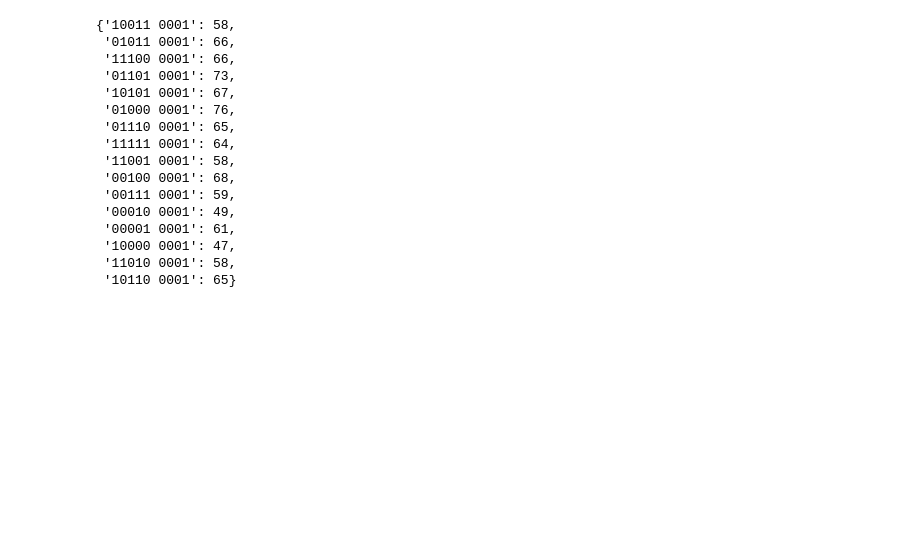
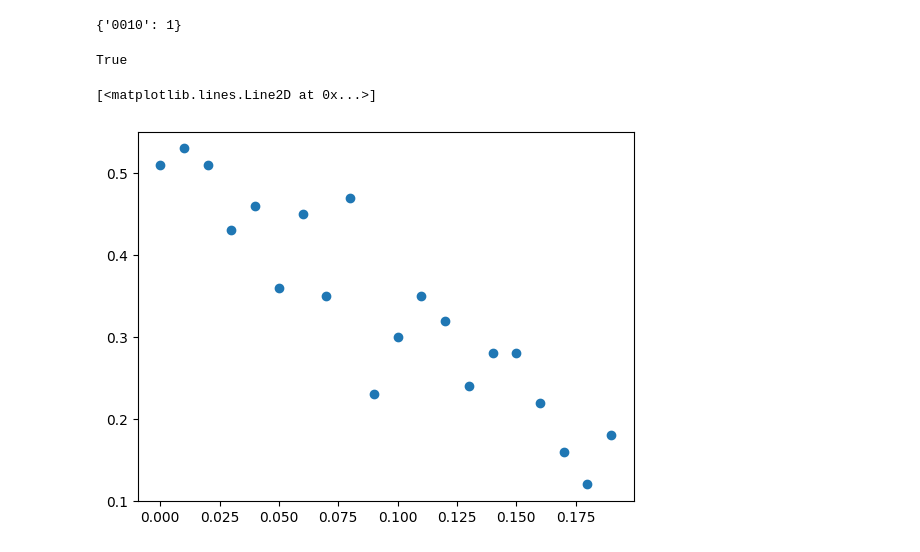
Before and after one commit to 3musqeteers/error-correqtion, a Jupyter notebook: fivequbits.ipynb, the cells around one changed output. Drawn from its saved outputs; the diff is of its cells as text; code cells hidden in the pictures; blank space fills up the shorter version.

```diff
--- a/fivequbits.ipynb
+++ b/fivequbits.ipynb
@@ -174,26 +230,43 @@ simulator = AerSimulator()
 compiled_circuit = transpile(circuit, simulator)
 
 # Run the circuit
-job = simulator.run(compiled_circuit, shots=1000)
+job = simulator.run(compiled_circuit, shots=1)
 
 # Get the measurement counts
-counts = job.result().get_counts()
-
-counts
+result = job.result()
+data = result.data()
+result.get_counts()
 # %% [output]
-{'10011 0001': 58,
- '01011 0001': 66,
- '11100 0001': 66,
- '01101 0001': 73,
- '10101 0001': 67,
- '01000 0001': 76,
- '01110 0001': 65,
- '11111 0001': 64,
- '11001 0001': 58,
- '00100 0001': 68,
- '00111 0001': 59,
- '00010 0001': 49,
- '00001 0001': 61,
- '10000 0001': 47,
- '11010 0001': 58,
- '10110 0001': 65}
+{'0010': 1}
+# %%
+code_value_test(data['statevector'], 0)
+# %% [output]
+True
+# %%
+#Assemble success statistics
+success_rate = []
+num_datapoints = 20
+mesh_size = 0.01
+num_iteration = 100
+
+for p in range(num_datapoints):
+    success_rate = success_rate + [0]
+    for run in range(num_iteration):
+        start = round(random())
+        circuit = five_qubit_error_code_circuit(1, mesh_size*p)
+        simulator = AerSimulator()
+        compiled_circuit = transpile(circuit, simulator)
+        job = simulator.run(compiled_circuit, shots=1)
+        if code_value_test(job.result().data()['statevector'], start):
+            success_rate[p] = success_rate[p] + 1
+    success_rate[p] = success_rate[p]/num_iteration
+# %%
+num_datapoints = 20
+mesh_size = 0.01
+num_iteration = 100
+# %%
+#plot result
+plt.plot([mesh_size*p for p in range(num_datapoints)],success_rate, 'o')
+# %% [output]
+[<matplotlib.lines.Line2D at 0x...>]
+[figure, added]
```
Also changed, not shown: parts of 7 cells of this notebook.
